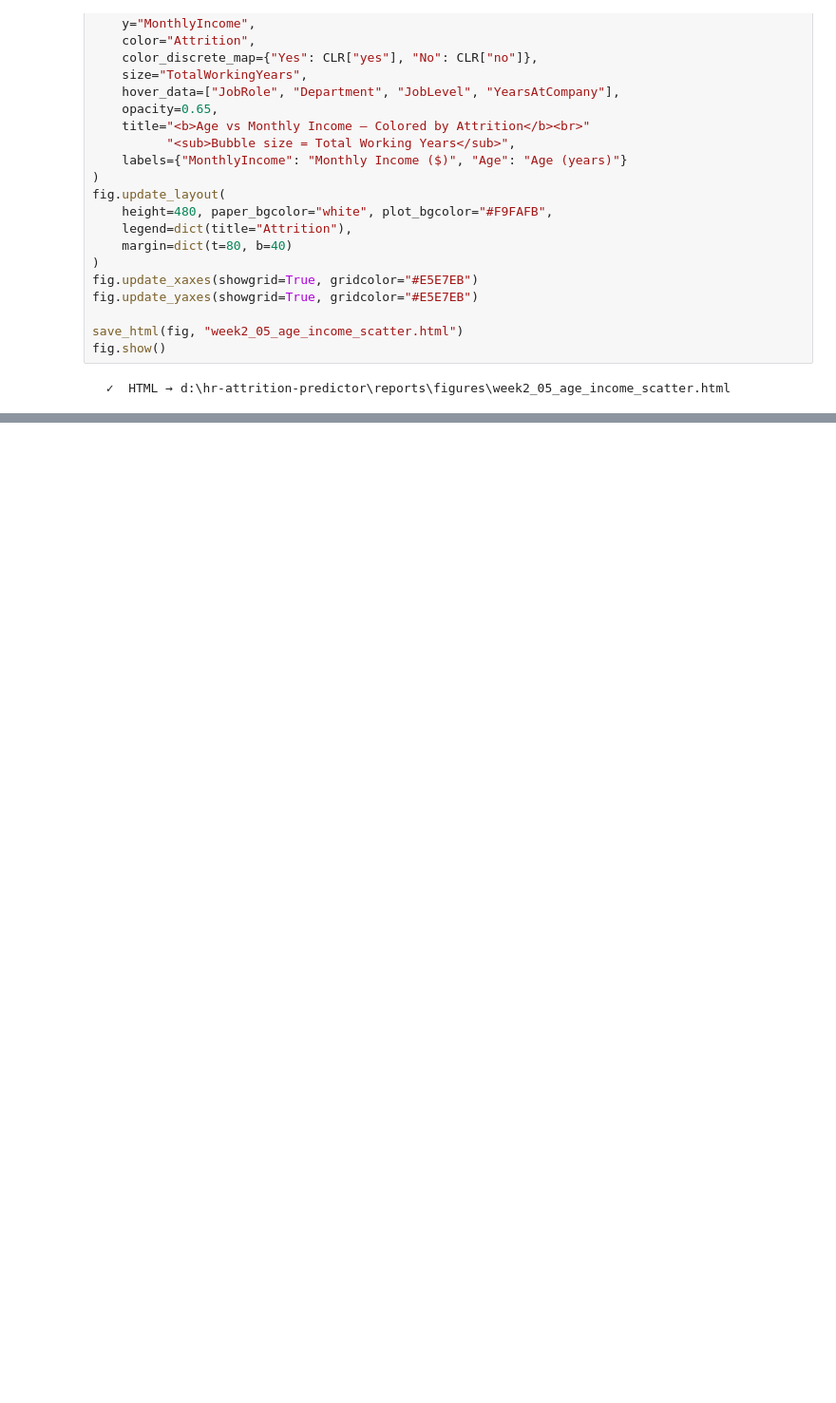
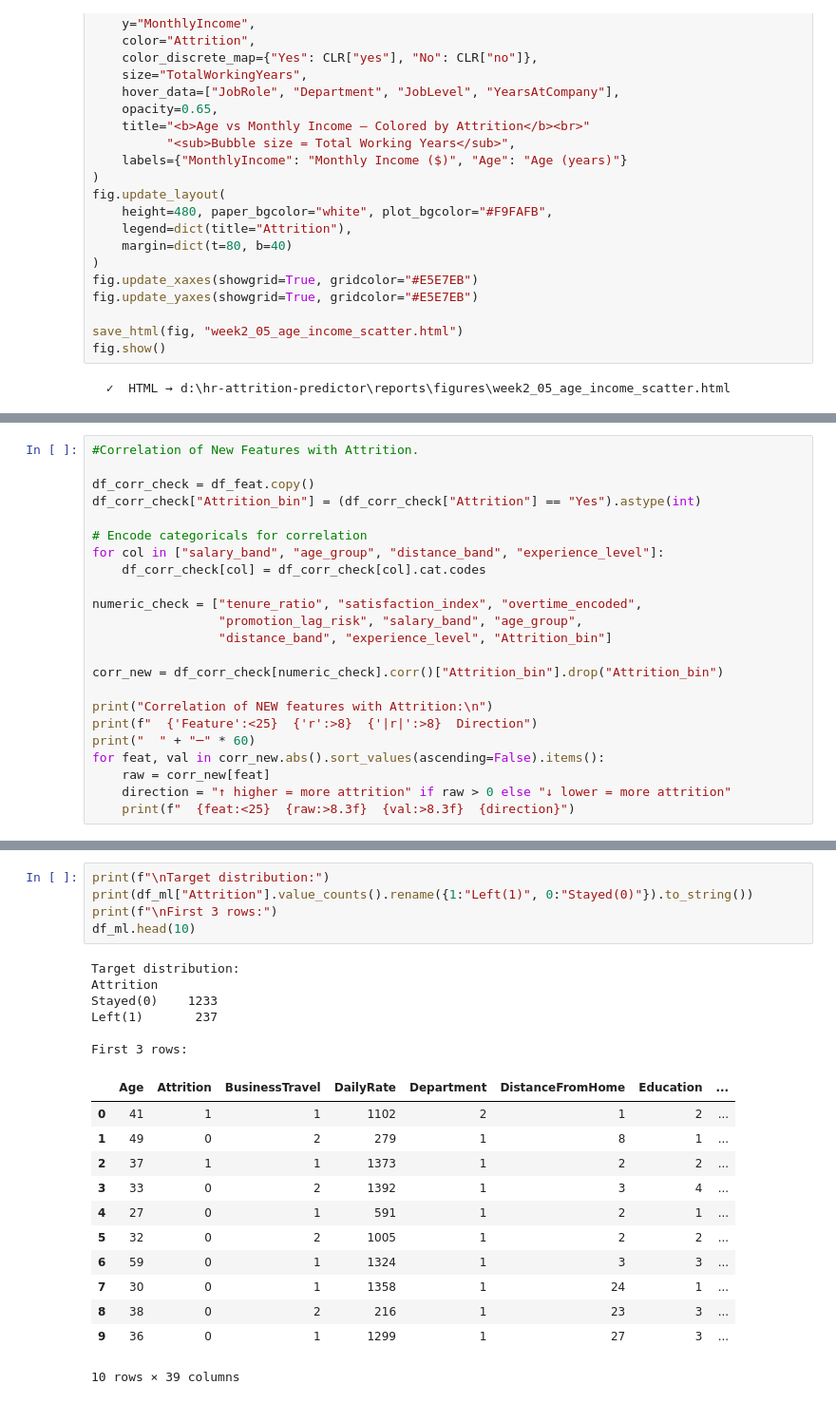
Before and after one commit to bhattacharyaArnab03/hr-attrition-predictor, a Jupyter notebook: notebooks/week2_dashboard_features.ipynb, the cells around one changed output, grey strips where cells are left out. Shown at 95% size. Drawn from its saved outputs; the diff is of its cells as text; blank space fills up the shorter version.

```diff
--- a/notebooks/week2_dashboard_features.ipynb
+++ b/notebooks/week2_dashboard_features.ipynb
@@ -329,0 +722,23 @@ fig.show()
+# %%
+#Correlation of New Features with Attrition.
+
+df_corr_check = df_feat.copy()
+df_corr_check["Attrition_bin"] = (df_corr_check["Attrition"] == "Yes").astype(int)
+
+# Encode categoricals for correlation
+for col in ["salary_band", "age_group", "distance_band", "experience_level"]:
+    df_corr_check[col] = df_corr_check[col].cat.codes
+
+numeric_check = ["tenure_ratio", "satisfaction_index", "overtime_encoded",
+                 "promotion_lag_risk", "salary_band", "age_group",
+                 "distance_band", "experience_level", "Attrition_bin"]
+
+corr_new = df_corr_check[numeric_check].corr()["Attrition_bin"].drop("Attrition_bin")
+
+print("Correlation of NEW features with Attrition:\n")
+print(f"  {'Feature':<25}  {'r':>8}  {'|r|':>8}  Direction")
+print("  " + "─" * 60)
+for feat, val in corr_new.abs().sort_values(ascending=False).items():
+    raw = corr_new[feat]
+    direction = "↑ higher = more attrition" if raw > 0 else "↓ lower = more attrition"
+    print(f"  {feat:<25}  {raw:>8.3f}  {val:>8.3f}  {direction}")
@@ -329,0 +843,24 @@ fig.show()
+# %%
+print(f"\nTarget distribution:")
+print(df_ml["Attrition"].value_counts().rename({1:"Left(1)", 0:"Stayed(0)"}).to_string())
+print(f"\nFirst 3 rows:")
+df_ml.head(10)
+# %% [output]
+Target distribution:
+Attrition
+Stayed(0)    1233
+Left(1)       237
+
+First 3 rows:
+|  | Age | Attrition | BusinessTravel | DailyRate | Department | DistanceFromHome | Education | ... |
+| 0 | 41 | 1 | 1 | 1102 | 2 | 1 | 2 | ... |
+| 1 | 49 | 0 | 2 | 279 | 1 | 8 | 1 | ... |
+| 2 | 37 | 1 | 1 | 1373 | 1 | 2 | 2 | ... |
+| 3 | 33 | 0 | 2 | 1392 | 1 | 3 | 4 | ... |
+| 4 | 27 | 0 | 1 | 591 | 1 | 2 | 1 | ... |
+| 5 | 32 | 0 | 2 | 1005 | 1 | 2 | 2 | ... |
+| 6 | 59 | 0 | 1 | 1324 | 1 | 3 | 3 | ... |
+| 7 | 30 | 0 | 1 | 1358 | 1 | 24 | 1 | ... |
+| 8 | 38 | 0 | 2 | 216 | 1 | 23 | 3 | ... |
+| 9 | 36 | 0 | 1 | 1299 | 1 | 27 | 3 | ... |
+10 rows × 39 columns
```
Also changed, not shown: parts of 16 cells of this notebook, 6 other files.
